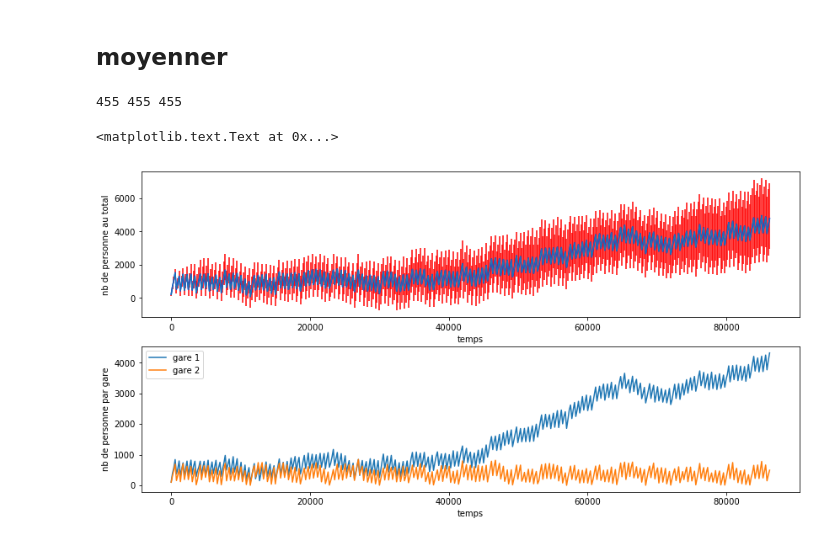
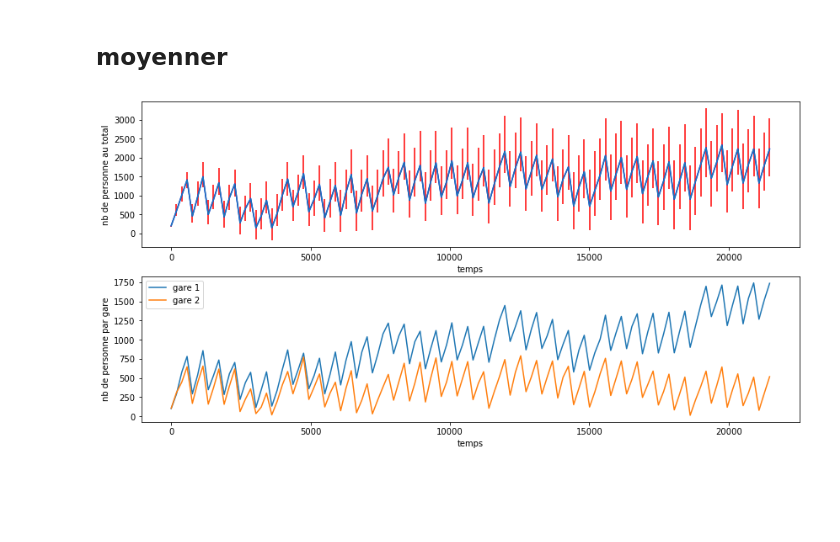
Before and after one commit to are00dynamic-2018/RATP_Project, a Jupyter notebook: src/RATP_notebook.ipynb, the cells around one changed output. Cells and saved outputs as stored; diff of their text form; code cells hidden in the pictures; blank space fills up the shorter version.

```diff
--- a/src/RATP_notebook.ipynb
+++ b/src/RATP_notebook.ipynb
@@ -77,7 +77,7 @@ class Station:
         self.ta.append(ta)
         self.cm.append(cm)
 # %%
-nb_step = 24*3600
+nb_step = 6*3600
 
 cm = 700
 
@@ -146,5 +148,23 @@ axes[1].set_ylabel("nb de personne par gare")
 # %% [markdown]
 ## moyenner
+# %%
+ERR_INTERVAL = 1
+def dessin_err(List_Gare, L_err, time, nb_tot):
+    time_err = [time[i] for i in range(len(time)) if i % ERR_INTERVAL  == 0]
+    nb_tot_err = [nb_tot[i] for i in range(len(nb_tot)) if i % ERR_INTERVAL == 0]
+    L_err_min = [L_err[i][0] for i in range(len(L_err)) if i % ERR_INTERVAL == 0]
+    L_err_max = [L_err[i][1] for i in range(len(L_err)) if i % ERR_INTERVAL == 0]
+    fig, axes = plt.subplots(nrows=2, ncols=1, figsize=(14,7))
+    axes[0].plot(time, nb_tot, 'b')
+    axes[0].errorbar(time_err, nb_tot_err, yerr=[L_err_min, L_err_max], ecolor='r')
+    axes[0].set_xlabel("temps")
+    axes[0].set_ylabel("nb de personne au total")
+    for i in range(len(nb_station)):
+        axes[1].plot(time, nb_station[i])
+        legende.append('gare ' + str(i + 1))
+    axes[1].legend(legende)
+    axes[1].set_xlabel("temps")
+    axes[1].set_ylabel("nb de personne par gare")
 # %%
 time, nb_tot_moy, nb_station_moy = simulation(List_Gare)
 
@@ -163,50 +183,32 @@ for j in range(len(nb_station)):
 #recuperation des autre simulation
 for i in range(repet - 1):
     #remise a 0
     List_Gare = []
     List_Gare.append(Station(ar1, so1))
     List_Gare.append(Station(ar2, so2))
     List_Gare[0].next_station(List_Gare[1], ta1, cm)
     List_Gare[1].next_station(List_Gare[0], ta2, cm)
     time, nb_tot, nb_station =simulation(List_Gare)
     L.append(nb_tot.copy())
     for j in range(len(nb_tot)):
         nb_tot_moy[j] += nb_tot[j] / repet
     for j in range(len(nb_station)):
         for k in range(len(nb_station[j])):
             nb_station[j][k] += nb_station[j][k] / repet
 
 
 L_err = []
 x=0
 for k in range(len(L[0])):
     for i in range(len(L[0])):
         for j in range(len(L)-1):
             if L[j][k]>L[j+1][k]:
                 x=L[j][k]
                 L[j][k]=L[j+1][k]
                 L[j+1][k]=x
     L_err.append([nb_tot_moy[k] - L[round(repet*0.025)][k], L[round(repet*0.975)][k] - nb_tot_moy[k]])
 
-ERR_INTERVAL = 1
-time_err = [time[i] for i in range(len(time)) if i % ERR_INTERVAL  == 0]
-nb_tot_err = [nb_tot[i] for i in range(len(nb_tot)) if i % ERR_INTERVAL == 0]
-L_err_min = [L_err[i][0] for i in range(len(L_err)) if i % ERR_INTERVAL == 0]
-L_err_max = [L_err[i][1] for i in range(len(L_err)) if i % ERR_INTERVAL == 0]
-print(len(time), len(nb_tot), len(L_err))
 
-fig, axes = plt.subplots(nrows=2, ncols=1, figsize=(14,7))
-axes[0].plot(time, nb_tot, 'b')
-axes[0].errorbar(time_err, nb_tot_err, yerr=[L_err_min, L_err_max], ecolor='r')
-axes[0].set_xlabel("temps")
-axes[0].set_ylabel("nb de personne au total")
-for i in range(len(nb_station)):
-    axes[1].plot(time, nb_station[i])
-    legende.append('gare ' + str(i + 1))
-axes[1].legend(legende)
-axes[1].set_xlabel("temps")
-axes[1].set_ylabel("nb de personne par gare")
+dessin_err(List_Gare, L_err, time, nb_tot)
 # %% [output]
-455 455 455
-<matplotlib.text.Text at 0x...>
-[figure, old version]
+[figure, new version]
```
Also changed, not shown: parts of 6 cells of this notebook.
